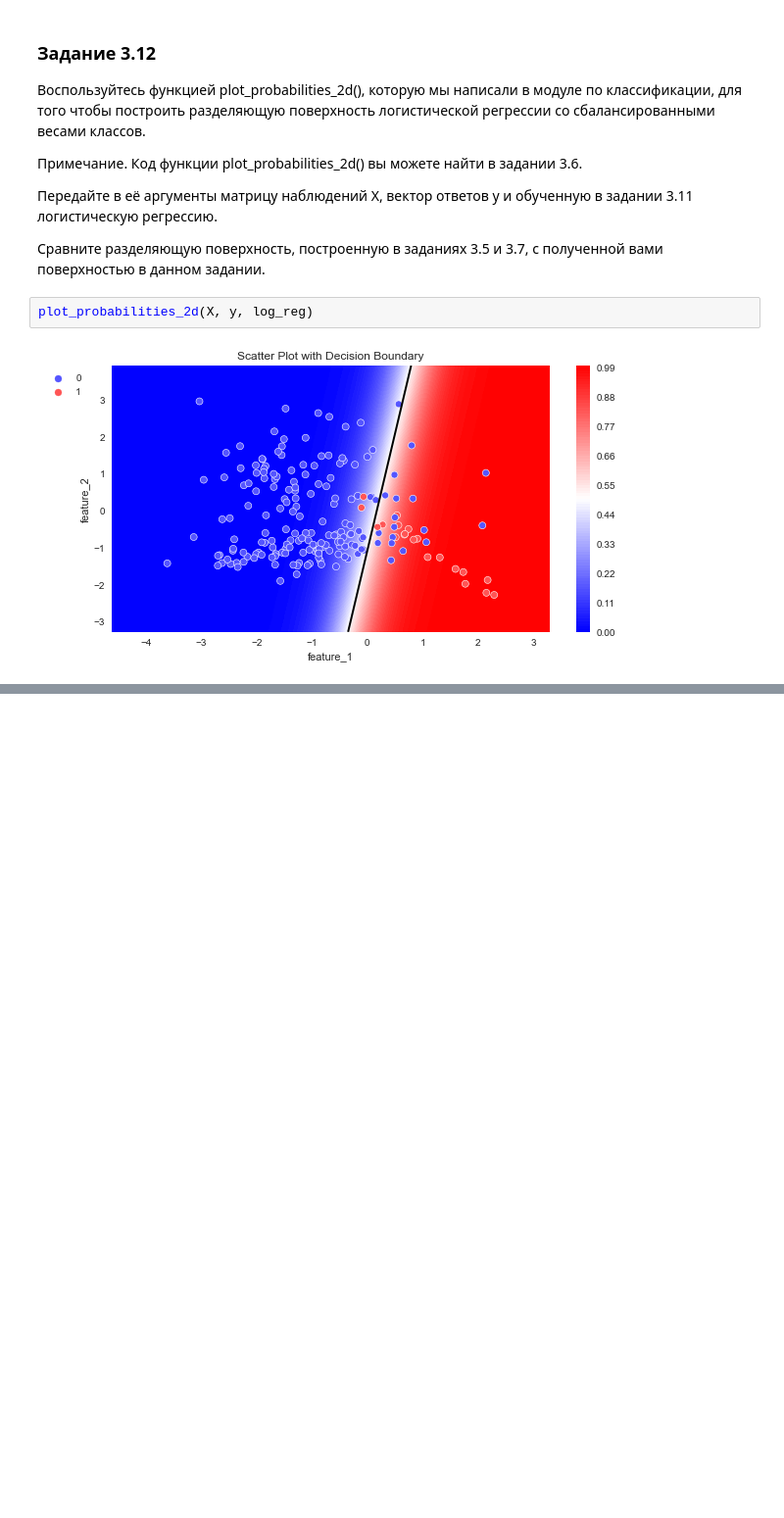
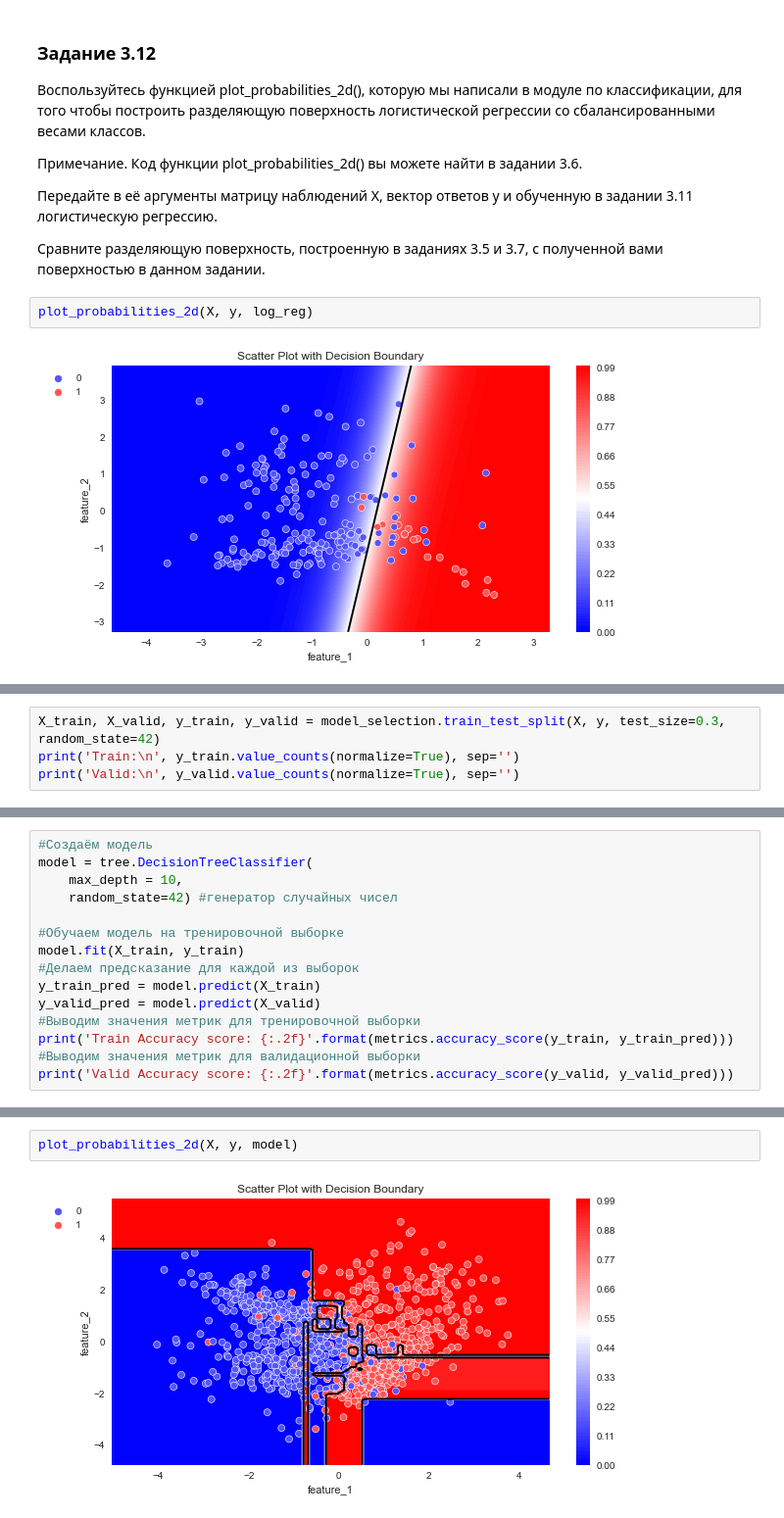
Before and after one commit to Alexx-Yu/python_classes, a Jupyter notebook: Module 34 - ML-5/Practice.ipynb, the cells around one changed output, grey strips where cells are left out. Shown at 98% size. Saved outputs shown, nothing was run; the diff lists cells and outputs as text; blank space fills up the shorter version.

```diff
--- a/Module 34 - ML-5/Practice.ipynb
+++ b/Module 34 - ML-5/Practice.ipynb
@@ -230,0 +254,4 @@ plot_probabilities_2d(X, y, log_reg)
+# %%
+X_train, X_valid, y_train, y_valid = model_selection.train_test_split(X, y, test_size=0.3, random_state=42)
+print('Train:\n', y_train.value_counts(normalize=True), sep='')
+print('Valid:\n', y_valid.value_counts(normalize=True), sep='')
@@ -230,0 +267,15 @@ plot_probabilities_2d(X, y, log_reg)
+# %%
+#Создаём модель
+model = tree.DecisionTreeClassifier(
+    max_depth = 10,
+    random_state=42) #генератор случайных чисел
+
+#Обучаем модель на тренировочной выборке
+model.fit(X_train, y_train)
+#Делаем предсказание для каждой из выборок
+y_train_pred = model.predict(X_train)
+y_valid_pred = model.predict(X_valid)
+#Выводим значения метрик для тренировочной выборки
+print('Train Accuracy score: {:.2f}'.format(metrics.accuracy_score(y_train, y_train_pred)))
+#Выводим значения метрик для валидационной выборки
+print('Valid Accuracy score: {:.2f}'.format(metrics.accuracy_score(y_valid, y_valid_pred)))
@@ -230,0 +289,4 @@ plot_probabilities_2d(X, y, log_reg)
+# %%
+plot_probabilities_2d(X, y, model)
+# %% [output]
+[figure, added]
```
Also changed, not shown: parts of 5 cells of this notebook, 1 other file.
